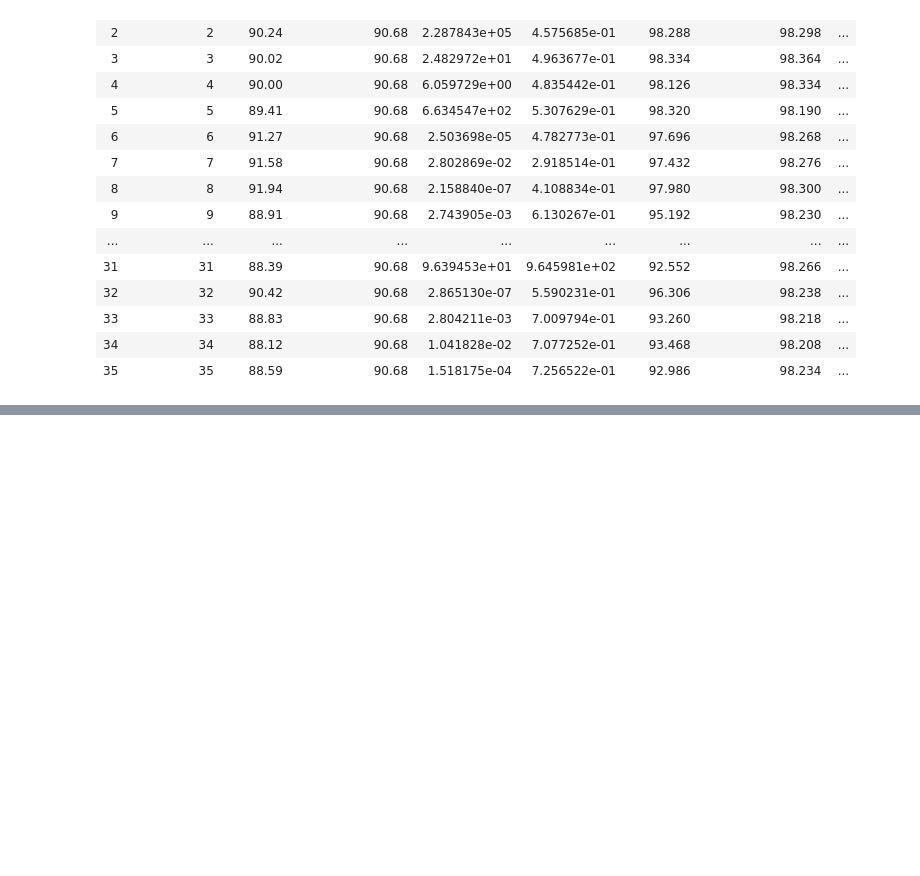
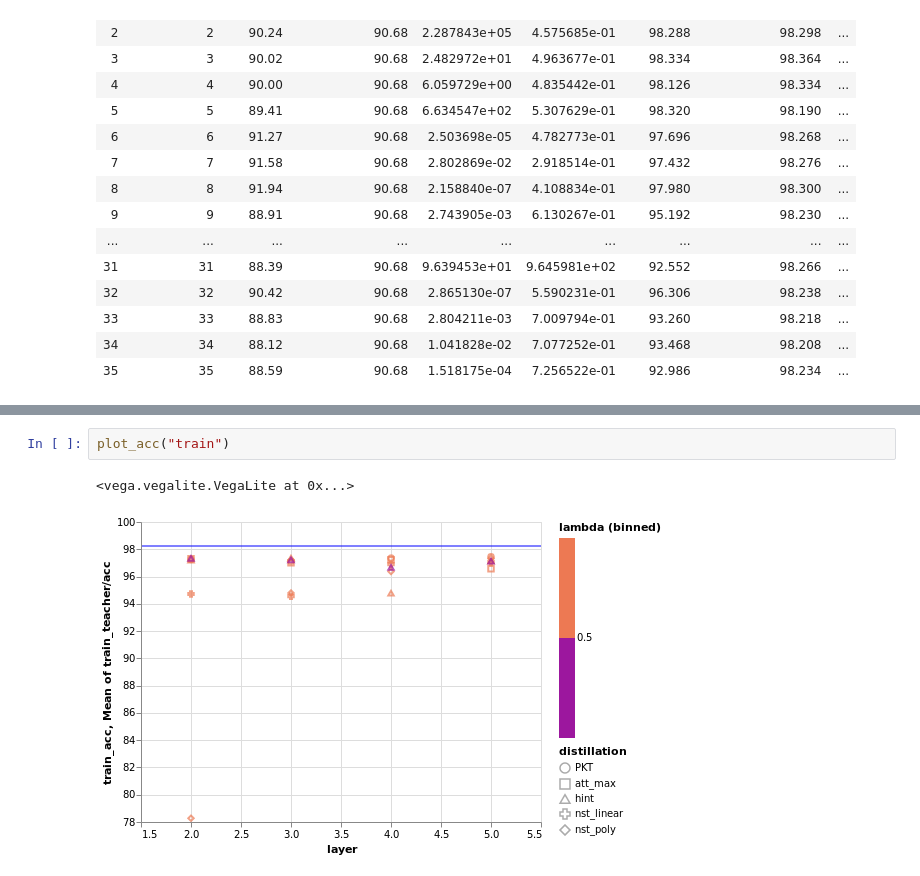
Before and after one commit to jpcosec/Memoria, a Jupyter notebook: Viz.ipynb, the cells around one changed output, grey strips where cells are left out. Saved outputs shown, nothing was run; the diff lists cells and outputs as text; blank space fills up the shorter version.

```diff
--- a/Viz.ipynb
+++ b/Viz.ipynb
@@ -106,0 +115,5 @@ SyntaxError: invalid syntax (<ipython-input-22-8fa1ade1677f>, line 1)
+# %%
+plot_acc("train")
+# %% [output]
+<vega.vegalite.VegaLite at 0x...>
+[figure, added]
```
Also changed, not shown: parts of 10 cells of this notebook, 7 other files.
